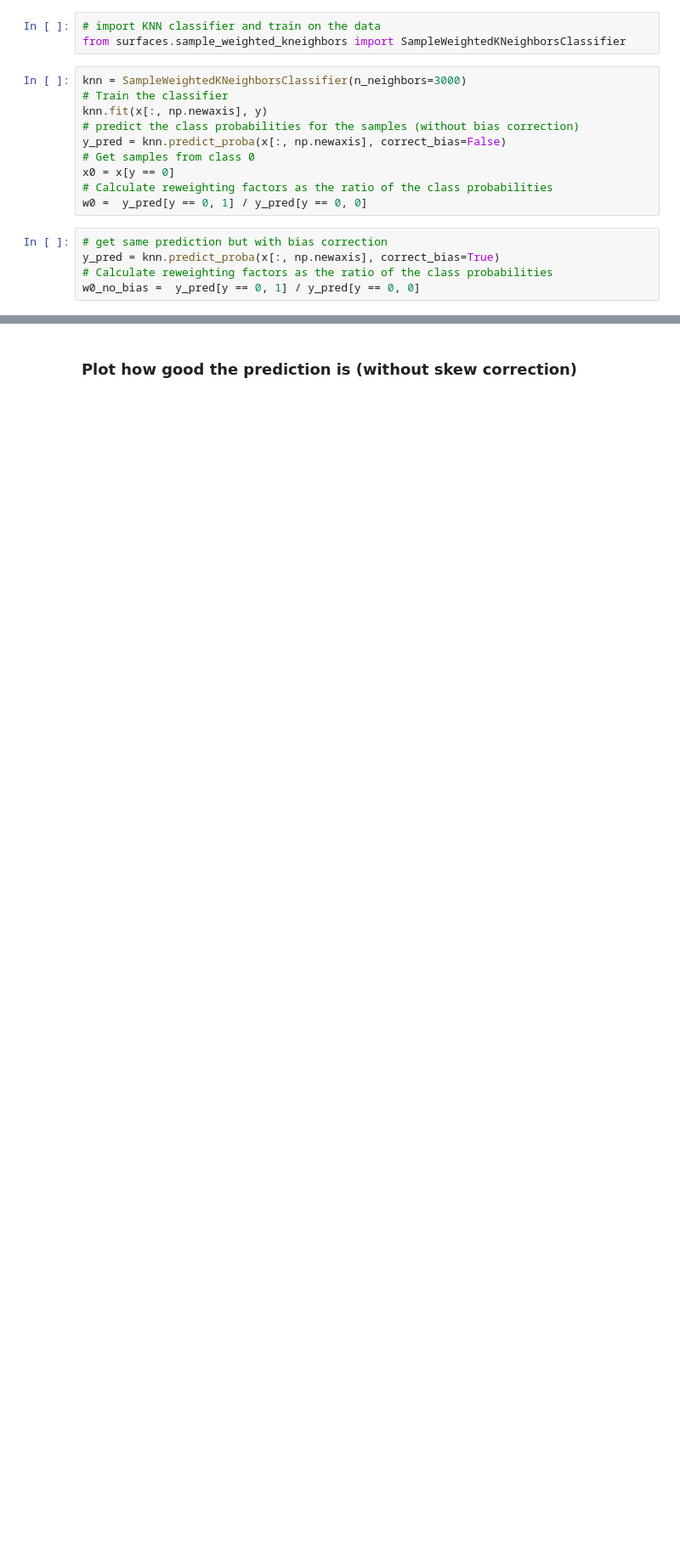
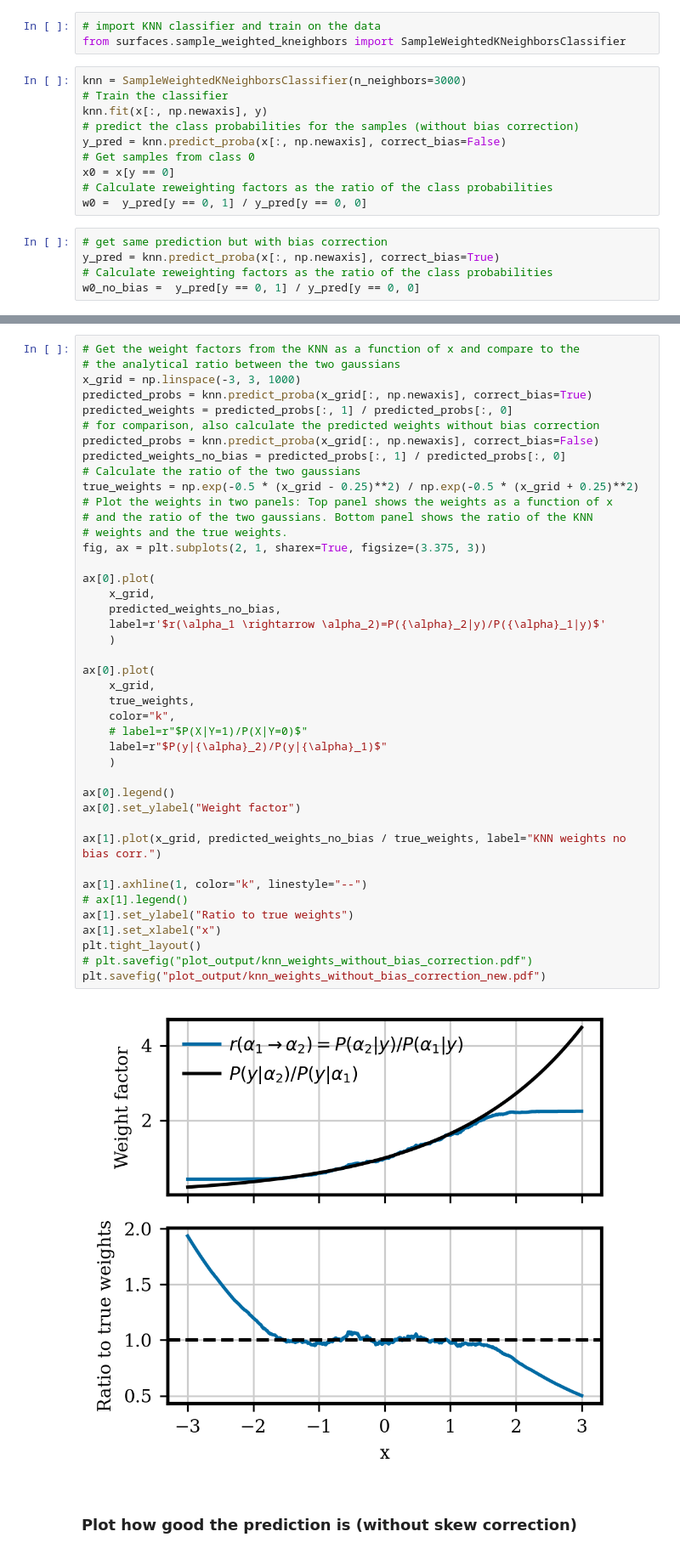
Before and after one commit to LeanderFischer/ultrasurfaces, a Jupyter notebook: Simple KNN Plots.ipynb, the cells around one changed output, grey strips where cells are left out. Shown: that part at 85% size. Saved outputs shown, nothing was run; the diff lists cells and outputs as text; blank space fills up the shorter version.

```diff
--- a/Simple KNN Plots.ipynb
+++ b/Simple KNN Plots.ipynb
@@ -84,3 +142,47 @@ plt.show()
+# %%
+# Get the weight factors from the KNN as a function of x and compare to the
+# the analytical ratio between the two gaussians
+x_grid = np.linspace(-3, 3, 1000)
+predicted_probs = knn.predict_proba(x_grid[:, np.newaxis], correct_bias=True)
+predicted_weights = predicted_probs[:, 1] / predicted_probs[:, 0]
+# for comparison, also calculate the predicted weights without bias correction
+predicted_probs = knn.predict_proba(x_grid[:, np.newaxis], correct_bias=False)
+predicted_weights_no_bias = predicted_probs[:, 1] / predicted_probs[:, 0]
+# Calculate the ratio of the two gaussians
+true_weights = np.exp(-0.5 * (x_grid - 0.25)**2) / np.exp(-0.5 * (x_grid + 0.25)**2)
+# Plot the weights in two panels: Top panel shows the weights as a function of x
+# and the ratio of the two gaussians. Bottom panel shows the ratio of the KNN
+# weights and the true weights.
+fig, ax = plt.subplots(2, 1, sharex=True, figsize=(3.375, 3))
+
+ax[0].plot(
+    x_grid,
+    predicted_weights_no_bias,
+    label=r'$r(\alpha_1 \rightarrow \alpha_2)=P({\alpha}_2|y)/P({\alpha}_1|y)$'
+    )
+
+ax[0].plot(
+    x_grid,
+    true_weights,
+    color="k",
+    # label=r"$P(X|Y=1)/P(X|Y=0)$"
+    label=r"$P(y|{\alpha}_2)/P(y|{\alpha}_1)$"
+    )
+
+ax[0].legend()
+ax[0].set_ylabel("Weight factor")
+
+ax[1].plot(x_grid, predicted_weights_no_bias / true_weights, label="KNN weights no bias corr.")
+
+ax[1].axhline(1, color="k", linestyle="--")
+# ax[1].legend()
+ax[1].set_ylabel("Ratio to true weights")
+ax[1].set_xlabel("x")
+plt.tight_layout()
+# plt.savefig("plot_output/knn_weights_without_bias_correction.pdf")
+plt.savefig("plot_output/knn_weights_without_bias_correction_new.pdf")
+# %% [output]
+[figure, added]
 # %% [markdown]
 ### Plot how good the prediction is (without skew correction)
 # %%
```
Also changed, not shown: parts of 3 cells of this notebook, 3 other files.
